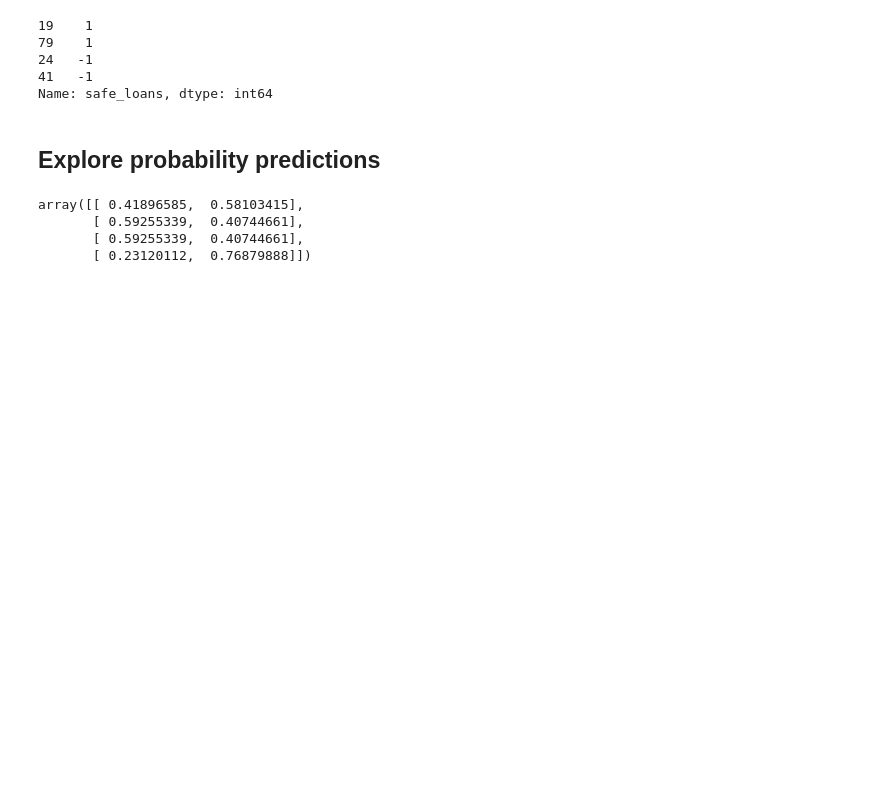
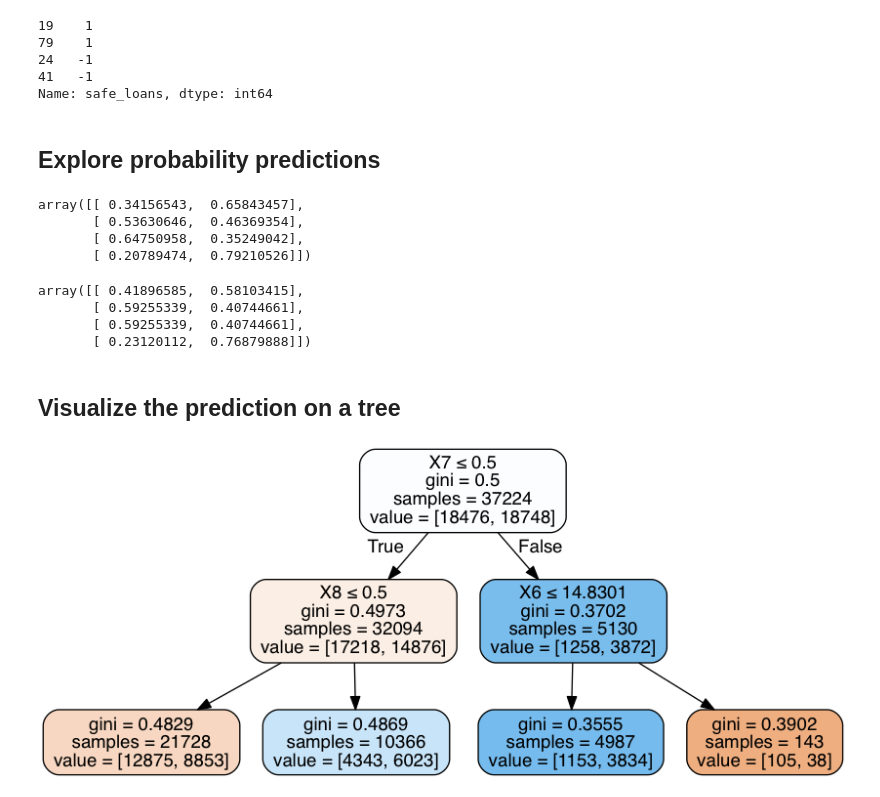
Before and after one commit to alofgreen/Machine-Learning-Specialization---Coursera, a Jupyter notebook: Classification/week 3 - assignment 1.ipynb, the cells around one changed output. Saved outputs shown, nothing was run; the diff lists cells and outputs as text; code cells hidden in the pictures; blank space fills up the shorter version.

```diff
--- a/Classification/week 3 - assignment 1.ipynb
+++ b/Classification/week 3 - assignment 1.ipynb
@@ -186,6 +190,13 @@ sample_validation_data['safe_loans']
 Name: safe_loans, dtype: int64
 # %% [markdown]
 ## Explore probability predictions
+# %%
+decision_tree_model.predict_proba(sample_validation_data.drop('safe_loans', axis=1).as_matrix())
+# %% [output]
+array([[ 0.34156543,  0.65843457],
+       [ 0.53630646,  0.46369354],
+       [ 0.64750958,  0.35249042],
+       [ 0.20789474,  0.79210526]])
 # %%
 small_model.predict_proba(sample_validation_data.drop('safe_loans',axis=1).as_matrix())
 # %% [output]
@@ -193,3 +204,17 @@ array([[ 0.41896585,  0.58103415],
        [ 0.59255339,  0.40744661],
        [ 0.59255339,  0.40744661],
        [ 0.23120112,  0.76879888]])
+# %% [markdown]
+## Visualize the prediction on a tree
+# %%
+dot_data = StringIO()
+tree.export_graphviz(clf2,
+                     out_file=dot_data,
+                     filled=True,
+                     rounded=True,
+                     special_characters=True)
+# %%
+graph = pydotplus.graph_from_dot_data(dot_data.getvalue())
+Image(graph.create_png())
+# %% [output]
+[figure, added]
```
Also changed, not shown: parts of 3 cells of this notebook.
